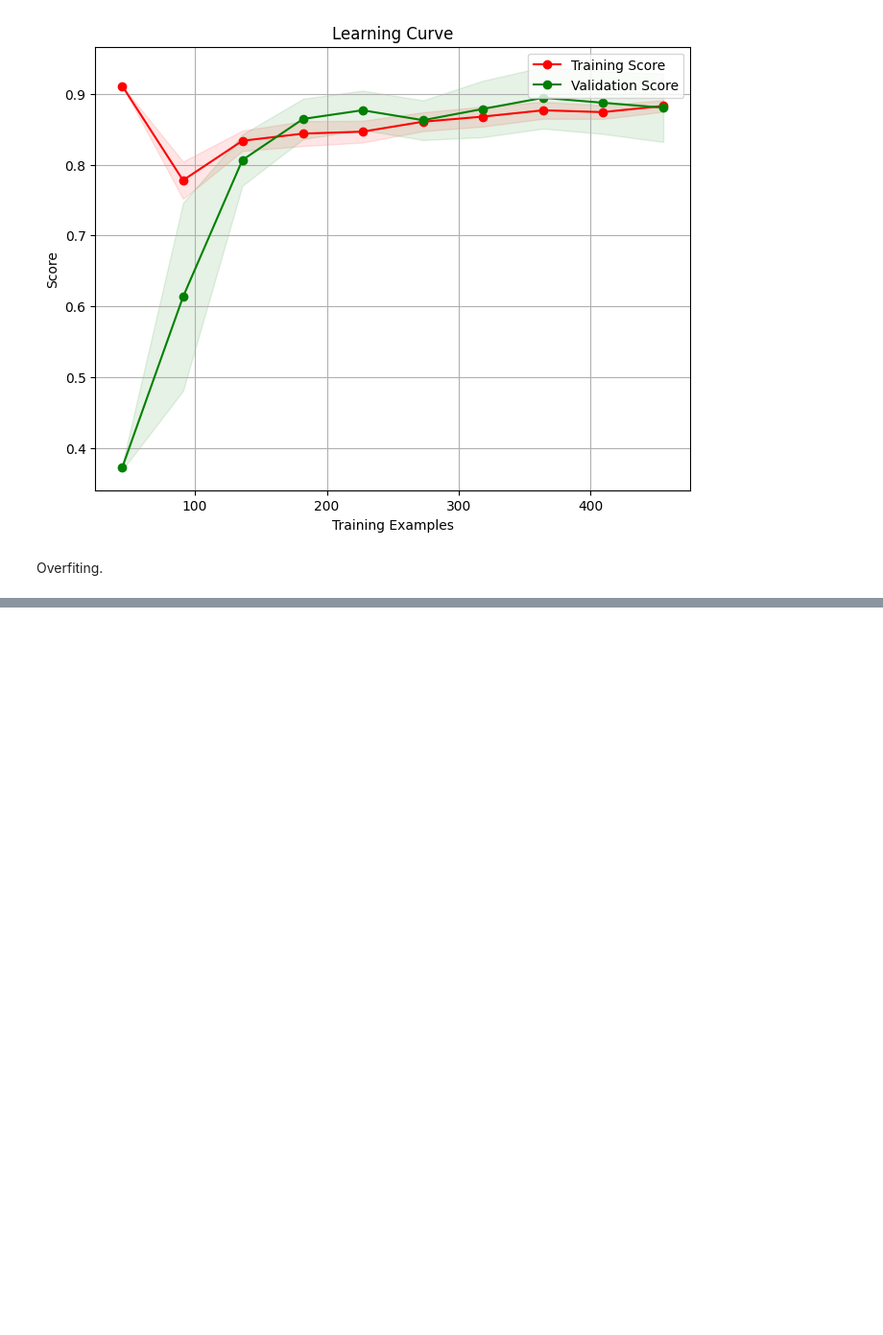
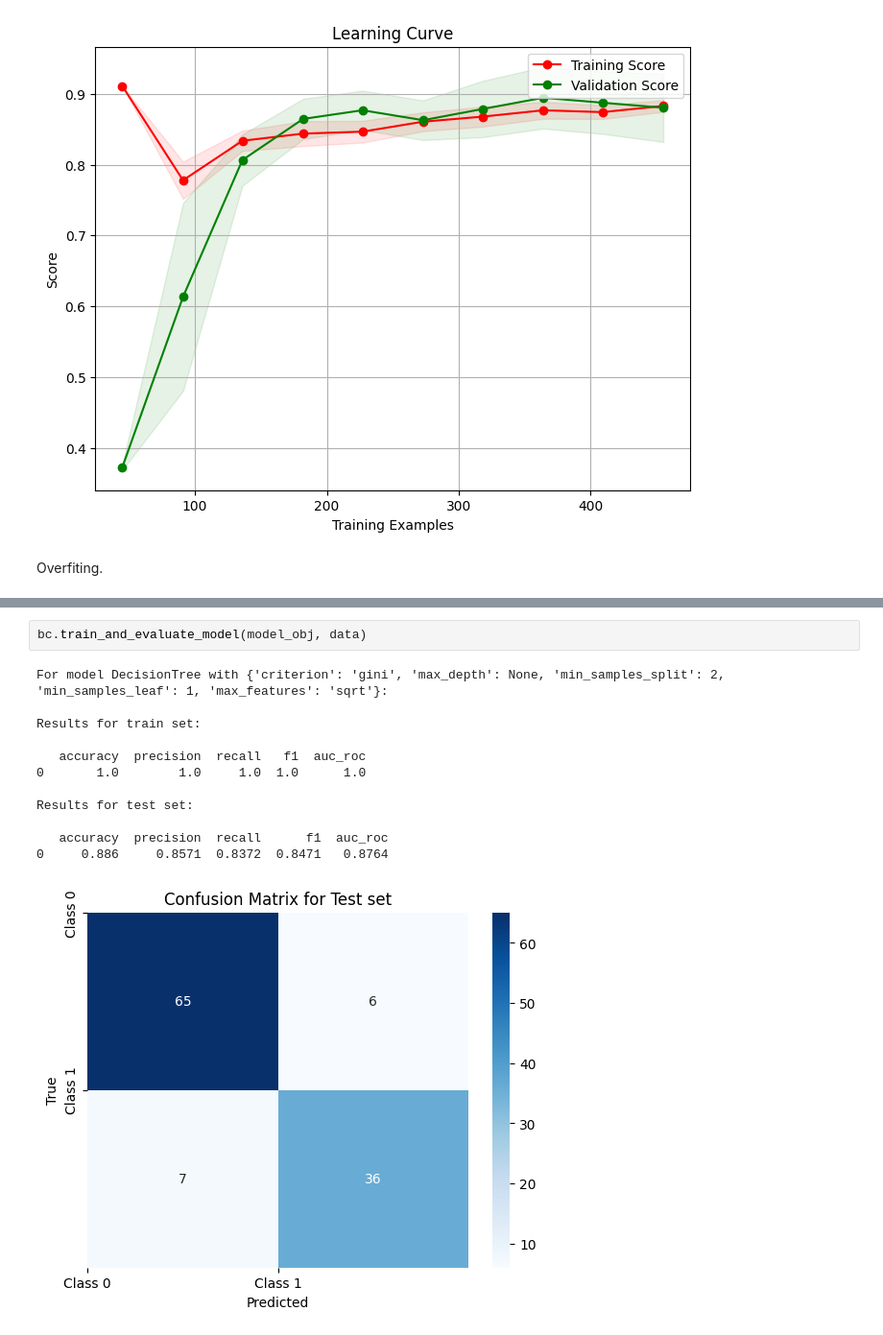
Before and after one commit to MartaCollPol/BreastCancerPrediction, a Jupyter notebook: notebooks/Model_Evaluation.ipynb, the cells around one changed output, grey strips where cells are left out. Shown at 96% size. Cells and saved outputs as stored; diff of their text form; blank space fills up the shorter version.

```diff
--- a/notebooks/Model_Evaluation.ipynb
+++ b/notebooks/Model_Evaluation.ipynb
@@ -93,0 +118,15 @@ Results for test set:
+# %%
+bc.train_and_evaluate_model(model_obj, data)
+# %% [output]
+For model DecisionTree with {'criterion': 'gini', 'max_depth': None, 'min_samples_split': 2, 'min_samples_leaf': 1, 'max_features': 'sqrt'}:
+
+Results for train set:
+
+   accuracy  precision  recall   f1  auc_roc
+0       1.0        1.0     1.0  1.0      1.0
+
+Results for test set:
+
+   accuracy  precision  recall      f1  auc_roc
+0     0.886     0.8571  0.8372  0.8471   0.8764
+[figure, added]
```
Also changed, not shown: parts of 36 cells of this notebook, 11 other files.
